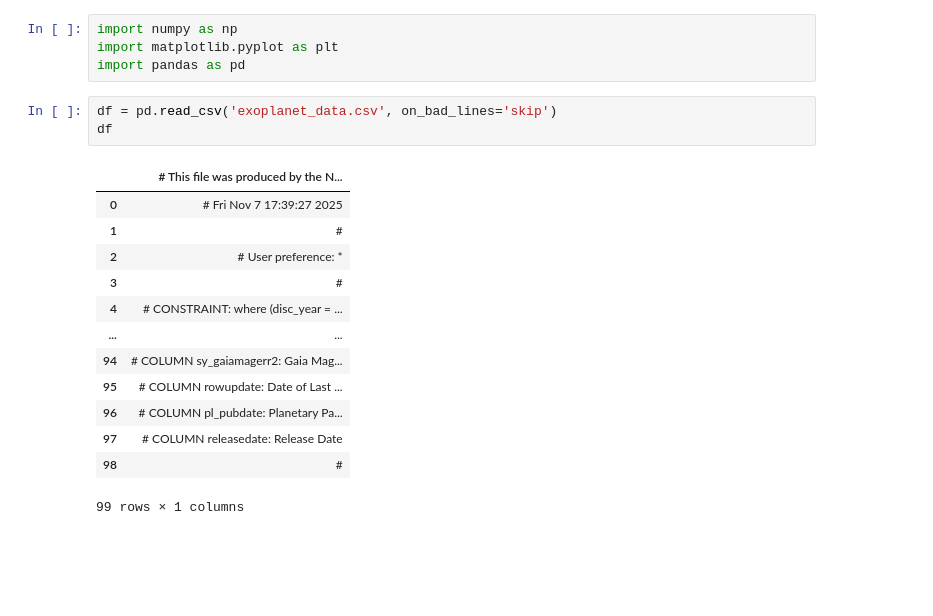
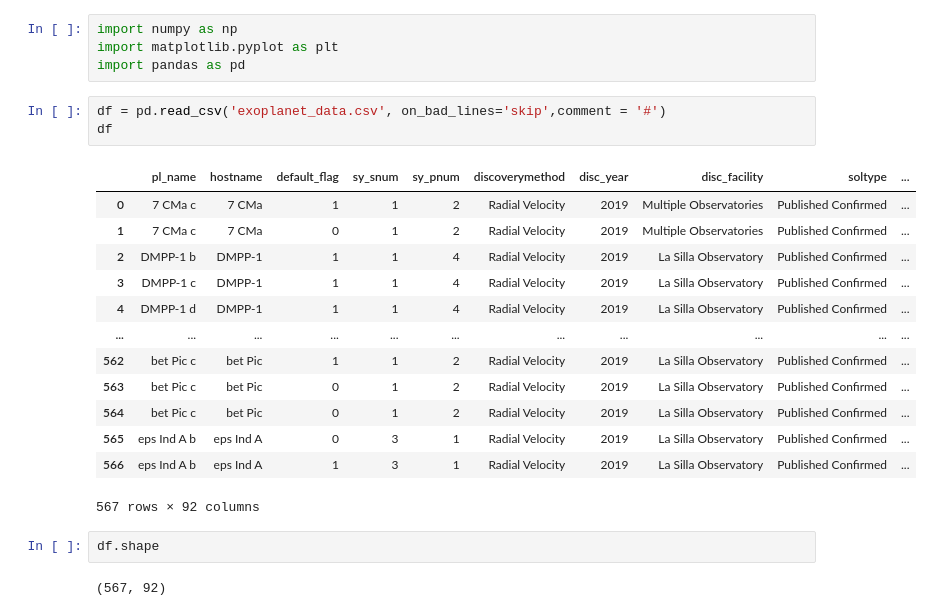
Before and after one commit to annikahattankutter-maker/annika, a Jupyter notebook: homework8/analyze_exoplanet_data.ipynb, the cells around one changed output. Cells and saved outputs as stored; diff of their text form; blank space fills up the shorter version.

```diff
--- a/homework8/analyze_exoplanet_data.ipynb
+++ b/homework8/analyze_exoplanet_data.ipynb
@@ -3,19 +3,23 @@ import numpy as np
 import matplotlib.pyplot as plt
 import pandas as pd
 # %%
-df = pd.read_csv('exoplanet_data.csv', on_bad_lines='skip')
+df = pd.read_csv('exoplanet_data.csv', on_bad_lines='skip',comment = '#')
 df
 # %% [output]
-|  | # This file was produced by the N... |
-| 0 | # Fri Nov 7 17:39:27 2025 |
-| 1 | # |
-| 2 | # User preference: * |
-| 3 | # |
-| 4 | # CONSTRAINT: where (disc_year = ... |
-| ... | ... |
-| 94 | # COLUMN sy_gaiamagerr2: Gaia Mag... |
-| 95 | # COLUMN rowupdate: Date of Last ... |
-| 96 | # COLUMN pl_pubdate: Planetary Pa... |
-| 97 | # COLUMN releasedate: Release Date |
-| 98 | # |
+|  | pl_name | hostname | default_flag | sy_snum | sy_pnum | discoverymethod | disc_year | disc_facility | soltype | ... |
+| 0 | 7 CMa c | 7 CMa | 1 | 1 | 2 | Radial Velocity | 2019 | Multiple Observatories | Published Confirmed | ... |
+| 1 | 7 CMa c | 7 CMa | 0 | 1 | 2 | Radial Velocity | 2019 | Multiple Observatories | Published Confirmed | ... |
+| 2 | DMPP-1 b | DMPP-1 | 1 | 1 | 4 | Radial Velocity | 2019 | La Silla Observatory | Published Confirmed | ... |
+| 3 | DMPP-1 c | DMPP-1 | 1 | 1 | 4 | Radial Velocity | 2019 | La Silla Observatory | Published Confirmed | ... |
+| 4 | DMPP-1 d | DMPP-1 | 1 | 1 | 4 | Radial Velocity | 2019 | La Silla Observatory | Published Confirmed | ... |
+| ... | ... | ... | ... | ... | ... | ... | ... | ... | ... | ... |
+| 562 | bet Pic c | bet Pic | 1 | 1 | 2 | Radial Velocity | 2019 | La Silla Observatory | Published Confirmed | ... |
+| 563 | bet Pic c | bet Pic | 0 | 1 | 2 | Radial Velocity | 2019 | La Silla Observatory | Published Confirmed | ... |
+| 564 | bet Pic c | bet Pic | 0 | 1 | 2 | Radial Velocity | 2019 | La Silla Observatory | Published Confirmed | ... |
+| 565 | eps Ind A b | eps Ind A | 0 | 3 | 1 | Radial Velocity | 2019 | La Silla Observatory | Published Confirmed | ... |
+| 566 | eps Ind A b | eps Ind A | 1 | 3 | 1 | Radial Velocity | 2019 | La Silla Observatory | Published Confirmed | ... |
-99 rows × 1 columns
+567 rows × 92 columns
+# %%
+df.shape
+# %% [output]
+(567, 92)
```
Also changed, not shown: parts of 15 cells of this notebook, 5 other files.
